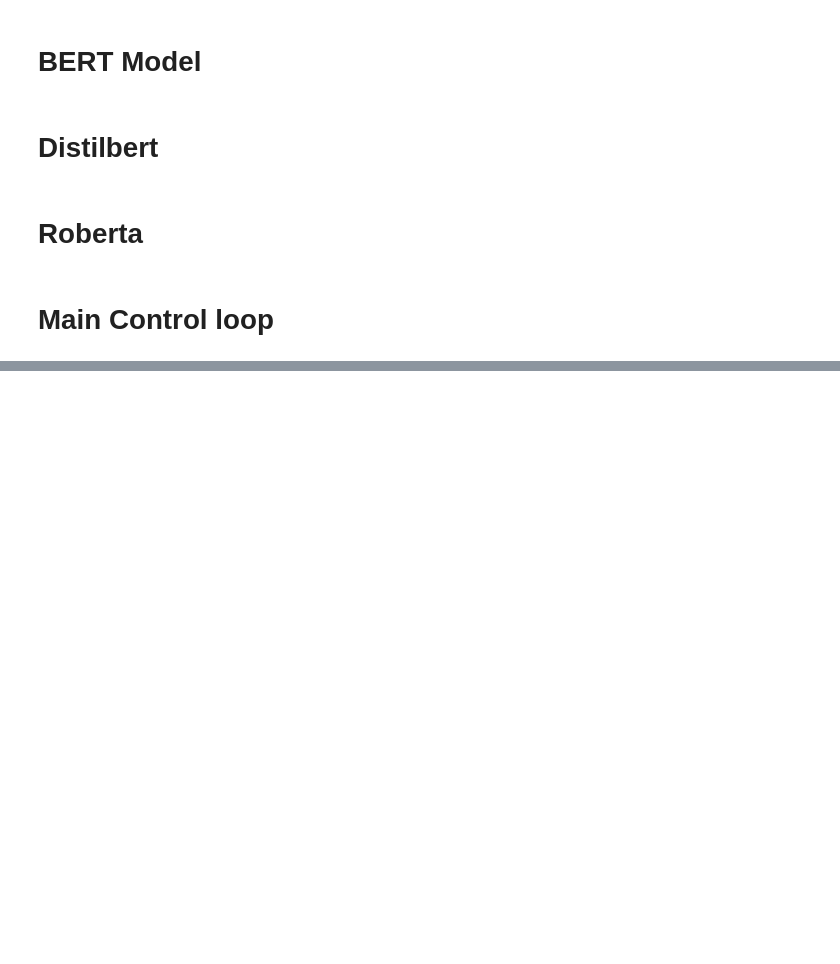
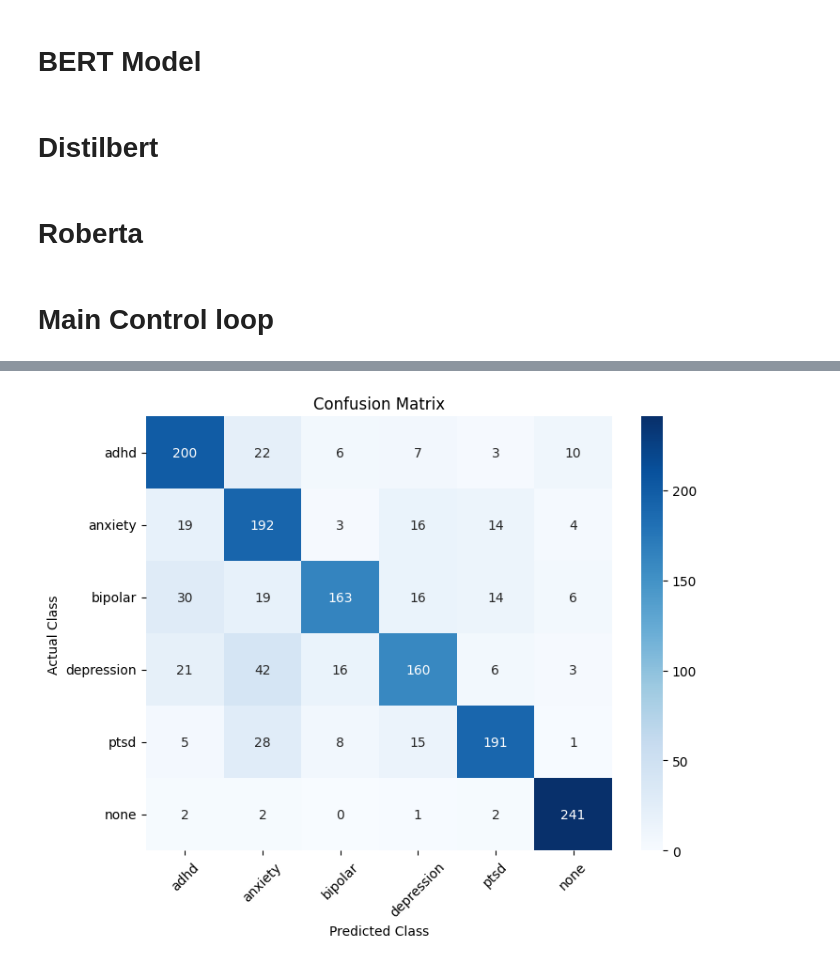
Before and after one commit to muthumayan/mids-w266-project, a Jupyter notebook: reddit-baseline.ipynb, the cells around one changed output, grey strips where cells are left out. Saved outputs shown, nothing was run; the diff lists cells and outputs as text; code cells hidden in the pictures; blank space fills up the shorter version.

Commit message:
classification report and save mismatches

```diff
--- a/reddit-baseline.ipynb
+++ b/reddit-baseline.ipynb
@@ -674,6 +674,7 @@ def predict(test_examples, test_labels, model_type, model):
   from sklearn.metrics import confusion_matrix
 
   #Predict
+  print(f'\tPredicting on test set for model_type {model_type}')
   match model_type:
       case 1:
         bert_tokenizer = BertTokenizer.from_pretrained('bert-base-cased')
@@ -703,32 +704,31 @@ def confusion_matrix_plot(test_labels, y_prediction):
   """
   Plot the confusion matrix
   """
+  print('\t Printing confusion matrix')
   #Create confusion matrix and normalizes it over predicted (columns)
   result = confusion_matrix(test_labels, y_prediction)
-  #print(result)
 
   # Plot the confusion matrix
-  actuals = [mh_dict_id_to_name[i] for i in range(len(mh_cls_names))]
-  predictions = [mh_dict_id_to_name[i] for i in range(len(mh_cls_names))]
+  actuals_names = [mh_dict_id_to_name[i] for i in range(len(mh_cls_names))]
+  predictions_names = [mh_dict_id_to_name[i] for i in range(len(mh_cls_names))]
 
   # Plot the confusion matrix
   plt.figure(figsize=(8, 6))
   sns.heatmap(result, annot=True, fmt='d', cmap='Blues')
 
   # Add string labels to the axes
-  plt.xticks(ticks=np.arange(len(actuals)) + 0.5, labels=actuals, rotation=45)
-  plt.yticks(ticks=np.arange(len(predictions)) + 0.5, labels=predictions, rotation=0)
+  plt.xticks(ticks=np.arange(len(actuals_names)) + 0.5, labels=actuals_names, rotation=45)
+  plt.yticks(ticks=np.arange(len(predictions_names)) + 0.5, labels=predictions_names, rotation=0)
 
   # Add labels, title, and color bar
-  plt.xlabel('Actual Class')
-  plt.ylabel('Predicted Class')
+  plt.ylabel('Actual Class')
+  plt.xlabel('Predicted Class')
   plt.title('Confusion Matrix')
   plt.show()
 
   print(f'Accuracy: {accuracy_score(test_labels, y_prediction)}')
-  print(f"F1 score: {f1_score(test_labels, y_prediction,average='weighted')}")
-  print(f"Recall: {recall_score(test_labels, y_prediction, average='weighted')}")
-  print(f"Precision: {precision_score(test_labels, y_prediction, average='weighted')}")
+
+  print(classification_report(test_labels, y_prediction, target_names=predictions_names))
 
   return
 
@@ -759,6 +759,7 @@ def train_model():
     print('Invalid input')
     return
 
+  print(f'\tTraining model {model_type} with fraction {fraction}')
   model, model_history = train(train_examples, val_examples, \
                                train_labels, val_labels, \
                                fraction, model_type)
@@ -783,10 +784,11 @@ def load_my_model():
   if not os.path.exists(path):
     print('Model not found')
     return
-  print(f'Loading model from {path}')
+
+  print(f'\tLoading model from {path}')
   lmodel = keras.models.load_model(path)
 
-  return lmodel
+  return lmodel,model_type
 
 
 if __name__ == '__main__':
@@ -797,26 +799,27 @@ if __name__ == '__main__':
 
   while True:
       print('\nTask selection menu')
-      print('What task do you want to do [default: 6]:')
+      print('What task do you want to do [default: 7]:')
       print('1. Load my fine tuned reddit posts model')
       print('2. Train (fine-tune) a base model')
       print('3. Run prediction on test dataset')
-      print('4. Plot Confusion matrix on last prediction results')
-      print('5. Delete last model and history')
-      print('6. Quit')
+      print('4. Plot Confusion matrix and classification reports on last prediction results')
+      print('5. Save mismatched predictions')
+      print('6. Delete last model and history')
+      print('7. Quit')
 
       task = input()
-      if task == '':
-        task = 6
+      if task == '' :
+        task = '7'
+
       task = int(task)
-
-      if task > 6:
+      if task > 7:
         print(f'\tInvalid input {task}')
         continue
 
       match(task):
         case 1:
-          last_model = load_my_model()
+          last_model, last_model_type = load_my_model()
           last_model.summary()
 
         case 2:
@@ -835,28 +838,57 @@ if __name__ == '__main__':
           confusion_matrix_plot(test_labels, predicted_labels)
 
         case 5:
+          if predicted_labels is None:
+            print('\tRun predictions using option3 before printing mismatches')
+            continue
+
+          filename = 'drive/MyDrive/MIDS-266/w266/project/mismatches.csv'
+          print(f'\tSaving mismatches to {filename}')
+          actuals_names = [mh_dict_id_to_name[i] for i in range(len(mh_cls_names))]
+          predictions_names = [mh_dict_id_to_name[i] for i in range(len(mh_cls_names))]
+          mismatches = []
+          for i in range(len(test_labels)):
+              if test_labels[i] != predicted_labels[i]:
+                  id1 = test_labels[i]
+                  id2 = predicted_labels[i]
+                  entry = {}
+                  entry['actual'] = actuals_names[id1]
+                  entry['predicted'] = predictions_names[id2]
+                  entry['test_id'] = i
+                  entry['text'] = test_examples[i]
+                  mismatches.append(entry)
+          df = pd.DataFrame(mismatches)
+          df.to_csv(filename, index=False)
+          print(f'\tSaved mismatches to {filename}')
+
+        case 6:
             import gc
 
+            gc.collect()
             if last_model is None:
               print('\tNo model to delete')
               continue
 
             print(f'\tDeleting model {last_model_type}')
-            del(last_model)
+            de1
+            1
+            l(last_model)
             del(last_model_history)
             del(predicted_labels)
             last_model = None
             last_model_type = 0
             last_model_history = None
             predicted_labels = None
+            print('\tModel deleted')
+            continue
 
-            gc.collect()
-
-        case 6:
+        case 7:
+          print('\tQuitting')
           break
 
+
         case _:
-          print('\t6Invalid input')
+          print('\tInvalid input')
           break
 # %% [output]
 Task selection menu
@@ -878,0 +911 @@ Epoch 1/2
+[figure, new version]
```
Also changed, not shown: parts of 12 cells of this notebook.
